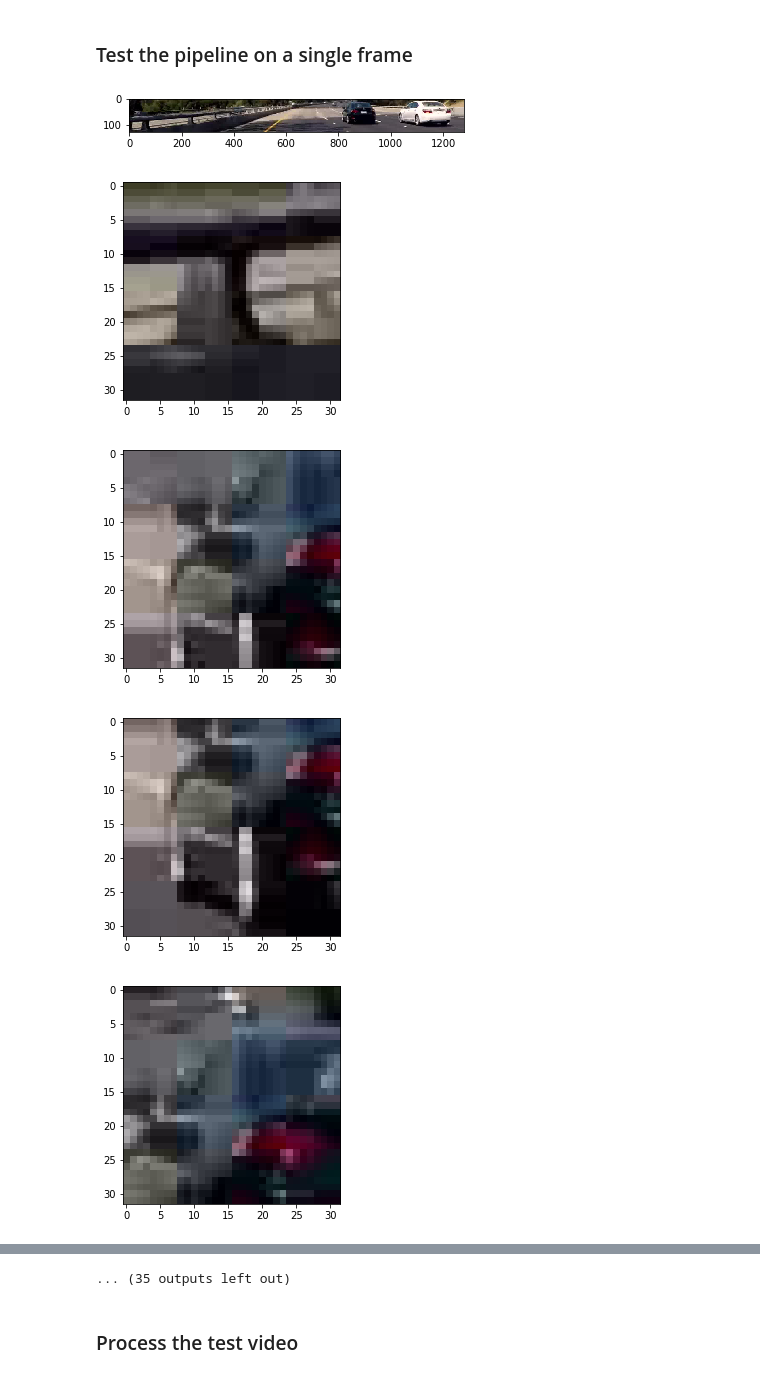
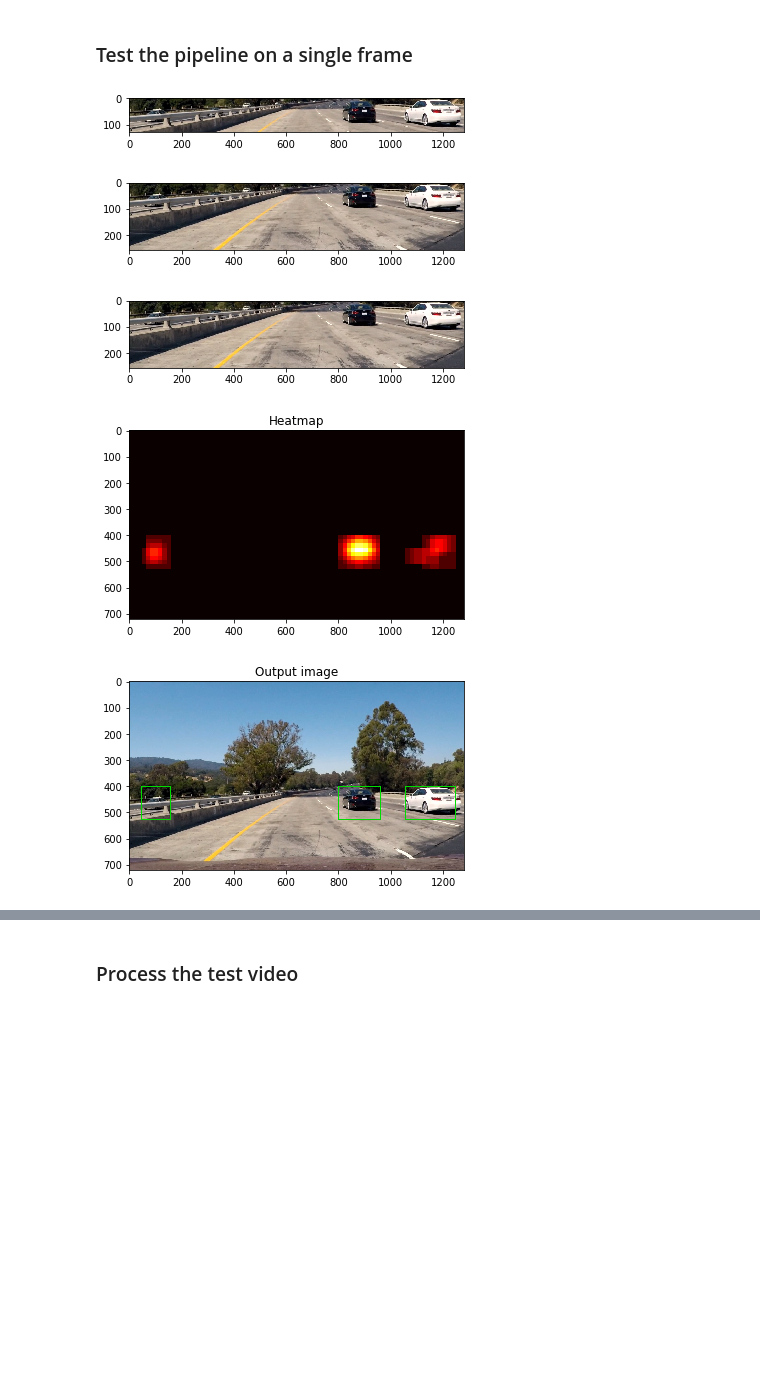
Before and after one commit to mateuszmrozewski/CarND-Vehicle-Detection, a Jupyter notebook: Vehicle Detection - NN.ipynb, the cells around one changed output, grey strips where cells are left out. Saved outputs shown, nothing was run; the diff lists cells and outputs as text; code cells hidden in the pictures; blank space fills up the shorter version.

```diff
--- a/Vehicle Detection - NN.ipynb
+++ b/Vehicle Detection - NN.ipynb
@@ -109,10 +111,11 @@ class Pipeline:
         heatmap = sum(self.heatmaps)
         heatmap[heatmap <= self.threshold] = 0
         if self.debug > 0:
-            heatmap = np.clip(heatmap, 0, 255)
             plt.figure()
             plt.title('Heatmap')
             plt.imshow(heatmap, cmap='hot')
+            scale = 255/np.amax(heatmap)
+            cv2.imwrite('./processed/heatmap.jpg', heatmap*scale)
         return label(heatmap)
 
 
@@ -122,7 +125,7 @@ class Pipeline:
             nonzeroy = np.array(nonzero[0])
             nonzerox = np.array(nonzero[1])
             bbox = ((np.min(nonzerox), np.min(nonzeroy)), (np.max(nonzerox), np.max(nonzeroy)))
-            cv2.rectangle(img, bbox[0], bbox[1], (0,220,0), 1)
+            cv2.rectangle(img, bbox[0], bbox[1], (0,220,0), 2)
         return img
 
 
@@ -132,6 +135,7 @@ class Pipeline:
         if self.debug > 0:
             plt.figure()
             plt.imshow(cv2.cvtColor(preprocessed, cv2.COLOR_BGR2RGB))
+            cv2.imwrite('./processed/preprocessed_' + str(search_size_x) + '.jpg', preprocessed)
 
         search_window = (search_size_x, search_size_y, 3)
         move_x = int(search_size_x * (1 - overlap))
@@ -150,7 +154,7 @@ class Pipeline:
                 prediction = self.model.predict(np.array([current_frame]))
                 if prediction[0][0] > 0.9:
                     boxes.append(((i*move_x, j*move_y+ystart), (i*move_x+search_size_x, j*move_y+search_size_y+ystart)))
-                    if self.debug > 0:
+                    if self.debug > 1:
                         plt.figure()
                         plt.imshow(cv2.cvtColor(current_frame, cv2.COLOR_BGR2RGB))
 
@@ -165,16 +169,17 @@ class Pipeline:
             # Video mode, frames are given in RGB
             img = cv2.cvtColor(img, cv2.COLOR_RGB2BGR)
 
-        boxes_small = self.find_cars_lenet(img, 400, 526, 64, 64)
+        boxes_small = self.find_cars_lenet(img, 400, 528, 64, 64)
         boxes_medium = self.find_cars_lenet(img, 400, 656, 128, 128)
         boxes_large = self.find_cars_lenet(img, 400, 656, 256, 256)
         labels = self.add_heat(img, boxes_small + boxes_medium + boxes_large)
 
-        processed = draw_labeled_bboxes(img, labels)
+        processed = self.draw_labeled_bboxes(img, labels)
         if self.debug > 0:
             plt.figure()
             plt.title('Output image')
             plt.imshow(cv2.cvtColor(processed, cv2.COLOR_BGR2RGB))
+            cv2.imwrite('./processed/output.jpg', processed)
         else:
             processed = cv2.cvtColor(processed, cv2.COLOR_BGR2RGB)
         return processed
@@ -182,10 +187,10 @@ class Pipeline:
 ### Test the pipeline on a single frame
 # %%
 pipeline = Pipeline(model, 1, 1)
-pipeline.process('extracted_frames/frame-022.jpg');
+pipeline.process('test_images/test1.jpg');
 # %% [output]
-[figure, old version]
+[figure, new version]
-[figure, old version]
+[figure, new version]
-[figure, old version]
+[figure, new version]
-[figure, old version]
+[figure, new version]
-[figure, old version]
+[figure, new version]
@@ -199,4 +197,3 @@ pipeline.process('extracted_frames/frame-022.jpg');
-... (35 outputs left out)
 # %% [markdown]
 ### Process the test video
 # %%
```
Also changed, not shown: parts of 5 cells of this notebook, 8 other files.
